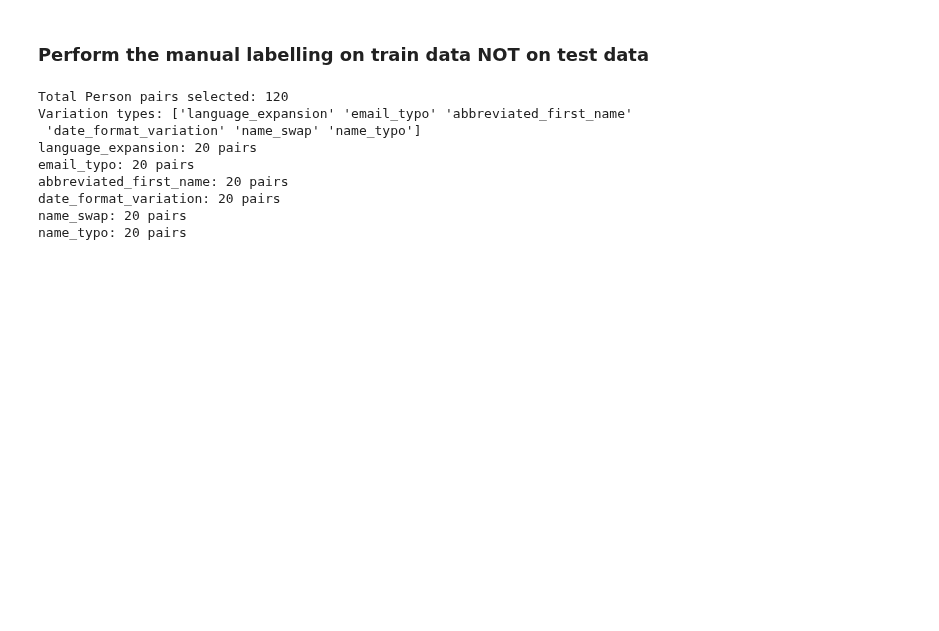
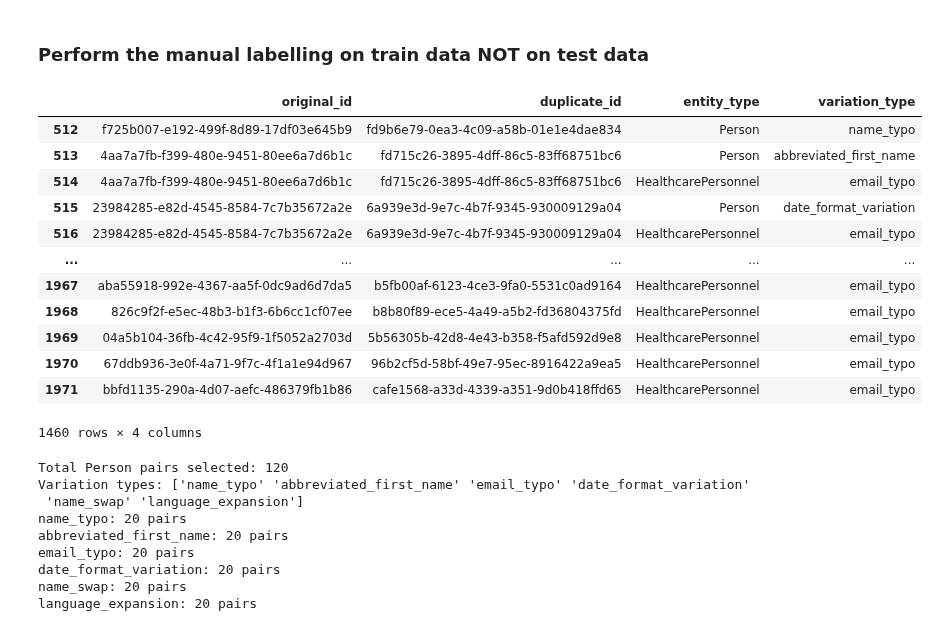
Before and after one commit to Timszy/entity-deduplication-hack-main, a Jupyter notebook: Run_dedupe.ipynb, the cells around one changed output. Saved outputs shown, nothing was run; the diff lists cells and outputs as text; code cells hidden in the pictures; blank space fills up the shorter version.

```diff
--- a/Run_dedupe.ipynb
+++ b/Run_dedupe.ipynb
@@ -63,25 +63,35 @@ from modular_methods.graphToText_utils import kg_to_dedupe_dict
 g = rdflib.Graph()
 g1 = rdflib.Graph()
 g2 = rdflib.Graph()
+g3 = rdflib.Graph()
+g4 = rdflib.Graph()
 g.parse("data/healthcare_graph_original_v2.ttl")
-g1.parse("data/prog_data/healthcare_graph_progdups.ttl")# sample of the first 15 HCO's
-g2.parse("data/train_data/healthcare_graph_replaced_train.ttl")# sample of the other 35 HCO's
-dict1 = kg_to_dedupe_dict(g)
-dict2 = kg_to_dedupe_dict(g1)
+g1.parse("data/healthcare_graph_replaced_low.ttl")# sample of the first 15 HCO's
+g2.parse("data/healthcare_graph_train.ttl")# sample of the other 35 HCO's
+g3.parse("data/healthcare_graph_replaced_medium.ttl")# sample of the other 35 HCO's
+g4.parse("data/healthcare_graph_replaced_high.ttl")# sample of the other
+dict_main = kg_to_dedupe_dict(g)
+dict_low = kg_to_dedupe_dict(g1)
 train_dict = kg_to_dedupe_dict(g2)
+dict_medium = kg_to_dedupe_dict(g3)
+dict_high = kg_to_dedupe_dict(g4)
 # %%
 import json
-with open("data/dedupe_data/dict1.json", "w") as f:
-    json.dump(dict1, f, indent=2)
-with open("data/dedupe_data/dict2.json", "w") as f:
-    json.dump(dict2, f, indent=2)
+with open("data/dedupe_data/dict_main.json", "w") as f:
+    json.dump(dict_main, f, indent=2)
+with open("data/dedupe_data/dict_low.json", "w") as f:
+    json.dump(dict_low, f, indent=2)
+with open("data/dedupe_data/dict_medium.json", "w") as f:
+    json.dump(dict_medium, f, indent=2)
+with open("data/dedupe_data/dict_high.json", "w") as f:
+    json.dump(dict_high, f, indent=2)
 with open("data/dedupe_data/train_dict.json", "w") as f:
     json.dump(train_dict, f, indent=2)
 # %% [markdown]
 ## Ground truth for test data
 # %%
 import pandas as pd
-golden_standard = pd.read_csv('data/prog_data/updated_golden_standard_duplicates2.csv')
+golden_standard = pd.read_csv('data/test_golden_standard_low_updated.csv')
 
 # Replace entity types
 golden_standard['entity_type'] = golden_standard['entity_type'].replace({
@@ -110,5 +120,8 @@ for entity in golden_standard_subset_var['entity_type'].unique():
     ])
 
 test_GT_Person = ground_truth_test['Person']
+test_GT_HealthcareOrg = ground_truth_test['HealthcareOrg']
+test_GT_ServiceDept = ground_truth_test['ServiceDept']
 test_GT_Address = ground_truth_test['Address']
+test_GT_ContactPoint = ground_truth_test['ContactPoint']
 # %%
@@ -136,42 +149,55 @@ ground_truth_test
 # %%
 
 
-golden_standard = pd.read_csv('data/train_data/train_golden_standard_duplicates_final.csv')
+golden_standard = pd.read_csv('data/train_golden_standard_duplicates_updated.csv')
 
 # Replace entity types
 golden_standard['entity_type'] = golden_standard['entity_type'].replace({
     'HealthcareOrganization': 'HealthcareOrg',
     'ServiceDepartment': 'ServiceDept'
 })
 
 golden_standard_subset = golden_standard[['original_id', 'duplicate_id', 'entity_type']]
 golden_standard_subset_var = golden_standard[['original_id', 'duplicate_id', 'entity_type','variation_type']]
 
 
 ground_truth_train = {}
 
 # Mapping to Person for both Person and HealthcarePersonnel
 for entity in golden_standard_subset_var['entity_type'].unique():
     df_filtered = golden_standard_subset_var[golden_standard_subset_var['entity_type'] == entity]
     entity_for_uri = "Person" if entity in ["Person", "HealthcarePersonnel"] else entity
     # Use 'Person' as the key for both types
     key = "Person" if entity in ["Person", "HealthcarePersonnel"] else entity
     if key not in ground_truth_train:
         ground_truth_train[key] = []
     ground_truth_train[key].extend([
         (f"http://example.org/{entity_for_uri}/{row['original_id']}",
          f"http://example.org/{entity_for_uri}/{row['duplicate_id']}")
         for _, row in df_filtered.iterrows()
     ])
 
 # Instead of taking first 50 Person pairs, select 7 per variation type
 person_variations = golden_standard_subset_var[
     (golden_standard_subset_var['entity_type'] == 'Person') |
     (golden_standard_subset_var['entity_type'] == 'HealthcarePersonnel')
 ]
 
-address_variations = golden_standard_subset_var[
-    golden_standard_subset_var['entity_type'] == 'Address']
+person_variations
+# %% [output]
+|  | original_id | duplicate_id | entity_type | variation_type |
+| 512 | f725b007-e192-499f-8d89-17df03e645b9 | fd9b6e79-0ea3-4c09-a58b-01e1e4dae834 | Person | name_typo |
+| 513 | 4aa7a7fb-f399-480e-9451-80ee6a7d6b1c | fd715c26-3895-4dff-86c5-83ff68751bc6 | Person | abbreviated_first_name |
+| 514 | 4aa7a7fb-f399-480e-9451-80ee6a7d6b1c | fd715c26-3895-4dff-86c5-83ff68751bc6 | HealthcarePersonnel | email_typo |
+| 515 | 23984285-e82d-4545-8584-7c7b35672a2e | 6a939e3d-9e7c-4b7f-9345-930009129a04 | Person | date_format_variation |
+| 516 | 23984285-e82d-4545-8584-7c7b35672a2e | 6a939e3d-9e7c-4b7f-9345-930009129a04 | HealthcarePersonnel | email_typo |
+| ... | ... | ... | ... | ... |
+| 1967 | aba55918-992e-4367-aa5f-0dc9ad6d7da5 | b5fb00af-6123-4ce3-9fa0-5531c0ad9164 | HealthcarePersonnel | email_typo |
+| 1968 | 826c9f2f-e5ec-48b3-b1f3-6b6cc1cf07ee | b8b80f89-ece5-4a49-a5b2-fd36804375fd | HealthcarePersonnel | email_typo |
+| 1969 | 04a5b104-36fb-4c42-95f9-1f5052a2703d | 5b56305b-42d8-4e43-b358-f5afd592d9e8 | HealthcarePersonnel | email_typo |
+| 1970 | 67ddb936-3e0f-4a71-9f7c-4f1a1e94d967 | 96b2cf5d-58bf-49e7-95ec-8916422a9ea5 | HealthcarePersonnel | email_typo |
+| 1971 | bbfd1135-290a-4d07-aefc-486379fb1b86 | cafe1568-a33d-4339-a351-9d0b418ffd65 | HealthcarePersonnel | email_typo |
+1460 rows × 4 columns
 # %%
 # Get 7 examples per variation type
 GT_Person_by_variation = []
@@ -198,19 +224,8 @@ for variation_type in person_variations['variation_type'].unique():
     count = len(person_variations[person_variations['variation_type'] == variation_type].head(20))
     print(f"{variation_type}: {count} pairs")
 
-GT_address_by_variation = []
-for variation_type in address_variations['variation_type'].unique():
-    variation_pairs = address_variations[address_variations['variation_type'] == variation_type]
 
-    # Take up to 7 pairs for this variation type
-    selected_pairs = variation_pairs.head(7)
 
-    for _, row in selected_pairs.iterrows():
-        GT_address_by_variation.append((
-            f"http://example.org/Address/{row['original_id']}",
-            f"http://example.org/Address/{row['duplicate_id']}"
-        ))
-GT_address = GT_address_by_variation
 GT_HCO = ground_truth_train['HealthcareOrg'][:10] # print first 10 pairs
 
 
@@ -243,17 +258,17 @@ for entity_type in entity_types:
     distinct_pairs[entity_type] = negatives
 
 DP_Ad = distinct_pairs['Address'][:20]
-DP_Person = distinct_pairs['Person'][:100]
+DP_Person = distinct_pairs['Person'][:25]
 DP_HCO = distinct_pairs['HealthcareOrg'][:10]
-DP_SD = distinct_pairs['ServiceDept'][:10]
-DP_CP = distinct_pairs['ContactPoint'][:10]
+DP_SD = distinct_pairs['ServiceDept'][:15]
+DP_CP = distinct_pairs['ContactPoint'][:20]
 # %% [output]
 Total Person pairs selected: 120
-Variation types: ['language_expansion' 'email_typo' 'abbreviated_first_name'
- 'date_format_variation' 'name_swap' 'name_typo']
-language_expansion: 20 pairs
+Variation types: ['name_typo' 'abbreviated_first_name' 'email_typo' 'date_format_variation'
+ 'name_swap' 'language_expansion']
+name_typo: 20 pairs
+abbreviated_first_name: 20 pairs
 email_typo: 20 pairs
-abbreviated_first_name: 20 pairs
 date_format_variation: 20 pairs
 name_swap: 20 pairs
-name_typo: 20 pairs
+language_expansion: 20 pairs
```
Also changed, not shown: parts of 23 cells of this notebook, 28 other files.
